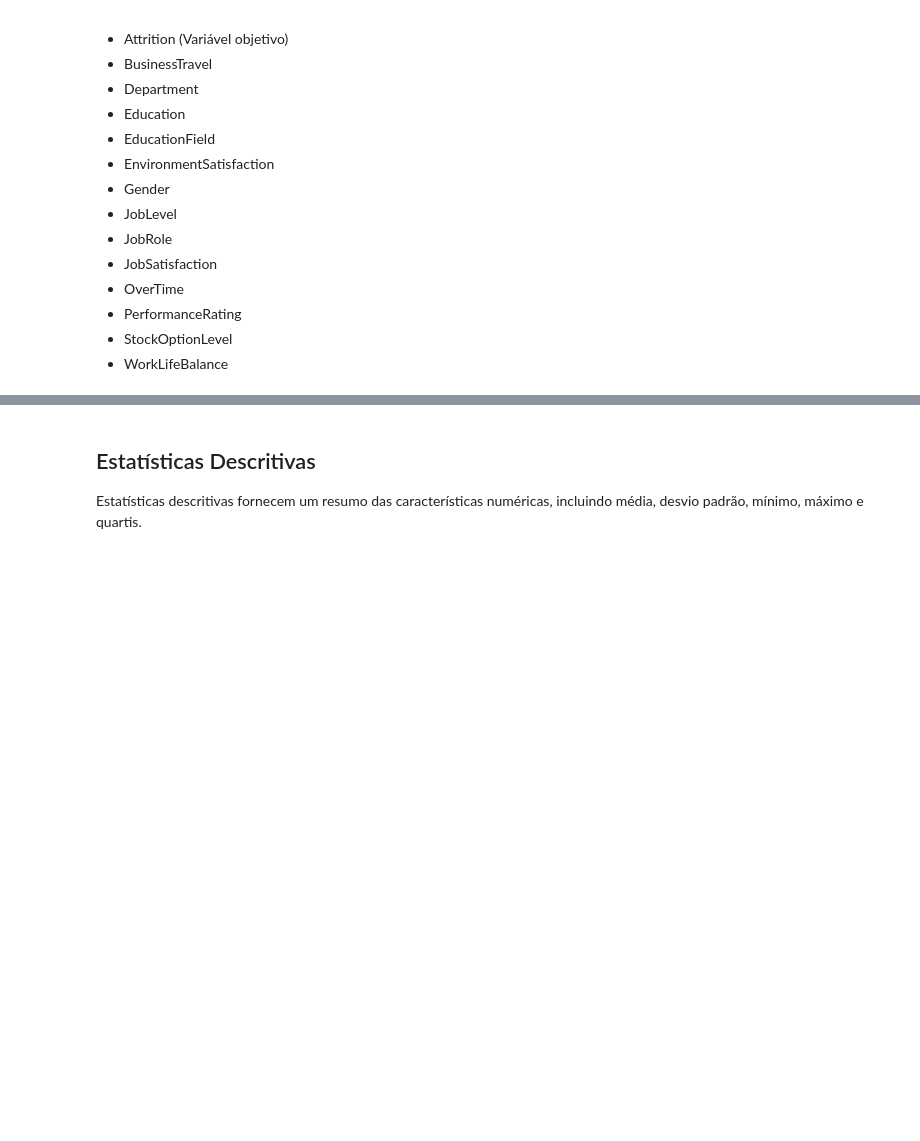
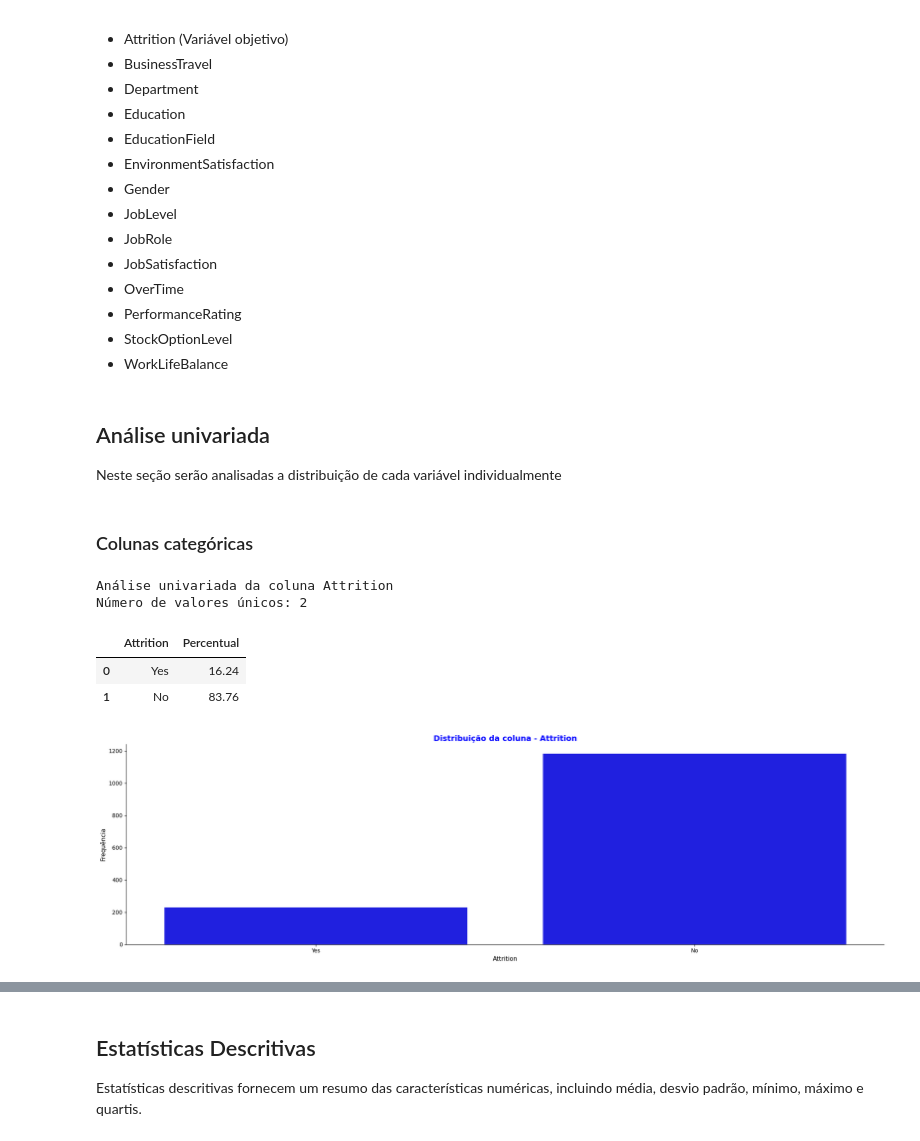
Before and after one commit to VitorMirandaAquino/pucrio-mvp-analise-dados, a Jupyter notebook: MVP_Análise_de_Dados_e_Boas_Práticas.ipynb, the cells around one changed output, grey strips where cells are left out. Drawn from its saved outputs; the diff is of its cells as text; code cells hidden in the pictures; blank space fills up the shorter version.

Commit message:
padroniza analise univariada de categorica

```diff
--- a/MVP_Análise_de_Dados_e_Boas_Práticas.ipynb
+++ b/MVP_Análise_de_Dados_e_Boas_Práticas.ipynb
@@ -48,0 +100,28 @@ import seaborn as sns
+# %%
+def analise_univariada_categorica(df: pd.DataFrame, coluna: str):
+    """
+    Função para analisar a distribuição de uma variável categórica
+    Args:
+        df: dataframe com os dados
+        coluna: coluna a ser analisada
+    """
+    print(f"Análise univariada da coluna {coluna}")
+    print(f"Número de valores únicos: {df[coluna].nunique()}")
+
+    # Calcula as contagens e ordena da menor para a maior
+    contagens = df[coluna].value_counts(normalize=True).sort_values()
+
+    # Calcula o percentual de cada valor
+    percentuais = (contagens * 100).round(2).reset_index()
+    percentuais.columns = [coluna, "Percentual"]
+    display(percentuais)
+
+    # Cria um gráfico de barras para visualizar a distribuição dos valores
+    plt.figure(figsize=(20, 6))
+    sns.countplot(x=coluna, data=df, order=contagens.index, color="blue")
+    plt.title(f"Distribuição da coluna - {coluna}", fontsize=14, fontweight="bold", color='blue')
+    plt.xlabel(coluna, fontsize=11, color='black')
+    plt.ylabel("Frequência", fontsize=11, color='black')
+    sns.despine()
+    plt.tight_layout()
+    plt.show()
@@ -303,3 +386,18 @@ Das 27 colunas, temos:
 - PerformanceRating
 - StockOptionLevel
 - WorkLifeBalance
+# %% [markdown]
+## Análise univariada
+
+Neste seção serão analisadas a distribuição de cada variável individualmente
+# %% [markdown]
+### Colunas categóricas
+# %%
+analise_univariada_categorica(df, "Attrition")
+# %% [output]
+Análise univariada da coluna Attrition
+Número de valores únicos: 2
+|  | Attrition | Percentual |
+| 0 | Yes | 16.24 |
+| 1 | No | 83.76 |
+[figure, added]
```
Also changed, not shown: parts of 20 cells of this notebook.
